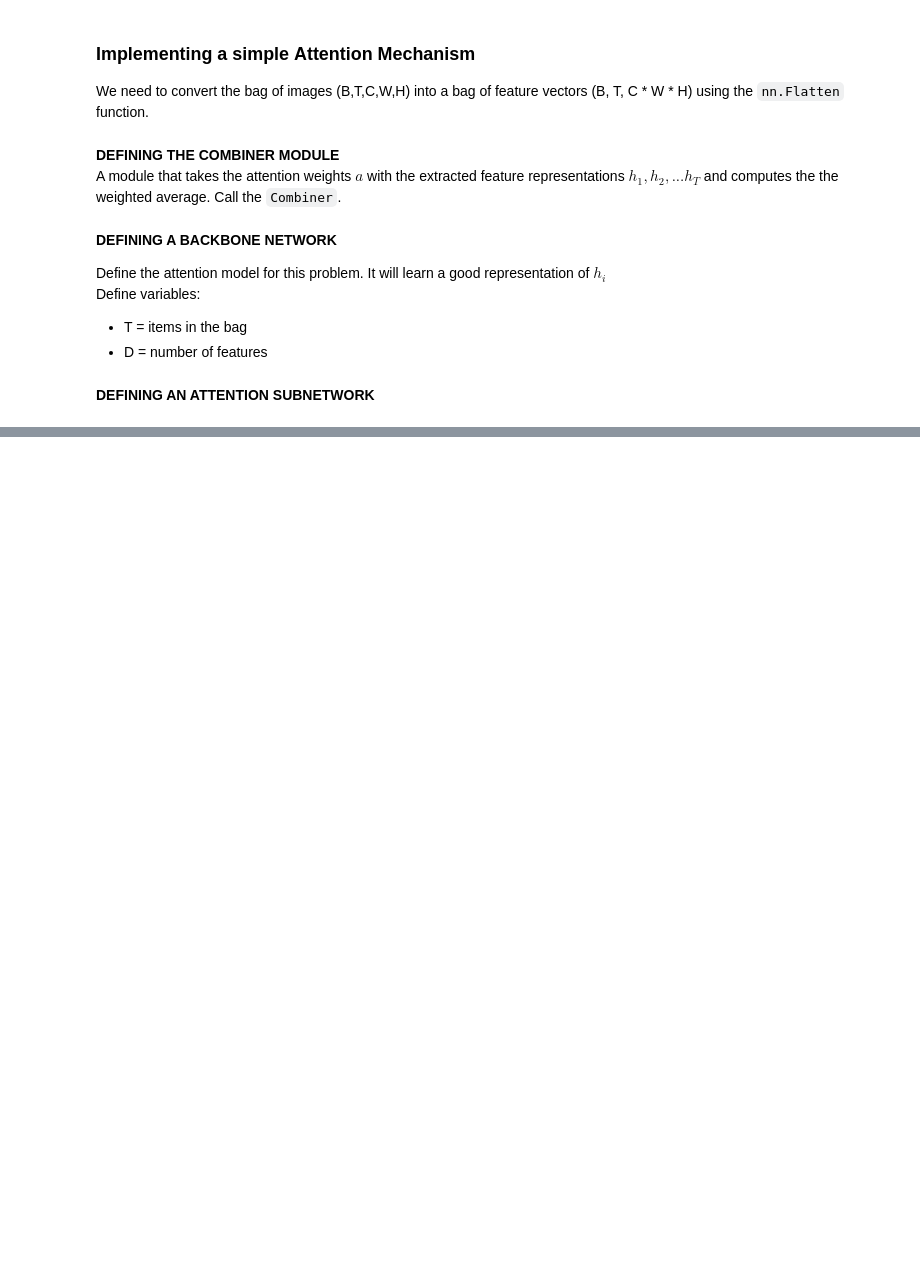
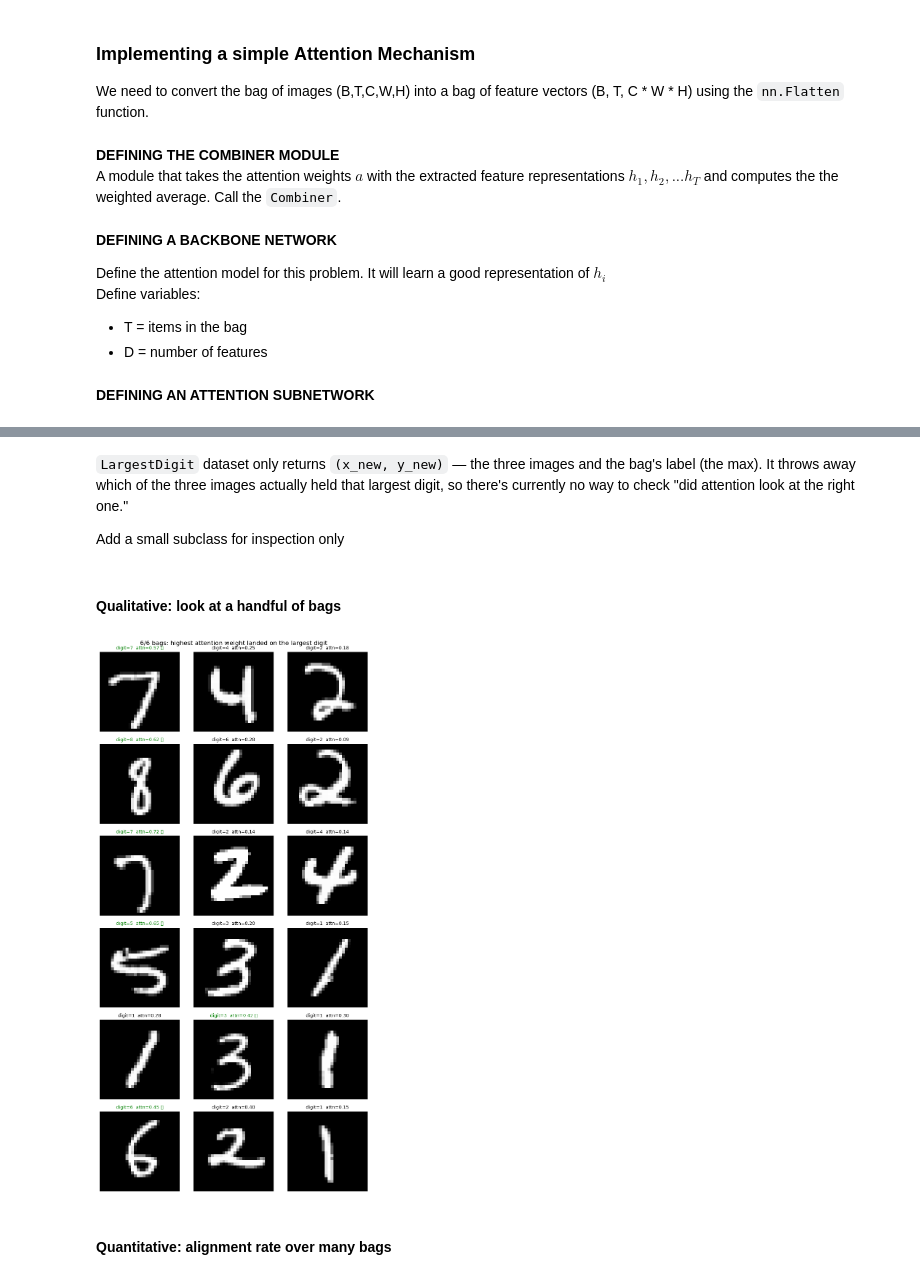
Before and after one commit to Efrazar/Bio-AI-foundations, a Jupyter notebook: Inside_Deep_Learning/10_Attention_Mechanisms.ipynb, the cells around one changed output, grey strips where cells are left out. Cells and saved outputs as stored; diff of their text form; code cells hidden in the pictures; blank space fills up the shorter version.

Commit message:
Ending the attention with context

```diff
--- a/Inside_Deep_Learning/10_Attention_Mechanisms.ipynb
+++ b/Inside_Deep_Learning/10_Attention_Mechanisms.ipynb
@@ -337,0 +340,56 @@ True Label is =  4
+# %% [markdown]
+`LargestDigit` dataset only returns `(x_new, y_new)` — the three images and the bag's label (the max). It throws away which of the three images actually held that largest digit, so there's currently no way to check "did attention look at the right one."
+
+Add a small subclass for inspection only
+# %%
+class LargestDigitDebug(LargestDigit):
+    """Same sampling as LargestDigit, but also returns the individual item
+    labels so we can check whether attention focused on the right image."""
+    def __getitem__(self, idx):
+        selected = np.random.randint(0, len(self.dataset), size=self.toSample)
+        x_new = torch.stack([self.dataset[i][0] for i in selected])
+        item_labels = torch.tensor([self.dataset[i][1] for i in selected])
+        y_new = item_labels.max().item()
+        return x_new, y_new, item_labels
+
+debug_test = LargestDigitDebug(mnist_data_test, toSample=3)
+# %% [markdown]
+#### Qualitative: look at a handful of bags
+# %%
+def visualize_attention(backbone, attention, debug_dataset, device, n_examples=6, seed=0):
+    rng = np.random.RandomState(seed)
+    indices = rng.choice(len(debug_dataset), n_examples, replace=False)
+    backbone.eval(); attention.eval()
+
+    fig, axarr = plt.subplots(n_examples, 3, figsize=(8, 2.6 * n_examples))
+    n_correct = 0
+
+    with torch.no_grad():
+        for row, idx in enumerate(indices):
+            x, y, item_labels = debug_dataset[idx]          # x: (T, C, H, W)
+            xb = x.unsqueeze(0).to(device)                   # (1, T, C, H, W)
+
+            features = backbone(xb)                          # (1, T, D')
+            weights = attention(features).squeeze().cpu().numpy()   # (T,)
+
+            true_idx = item_labels.argmax().item()
+            attn_idx = weights.argmax()
+            n_correct += int(attn_idx == true_idx)
+
+            for col in range(3):
+                ax = axarr[row, col]
+                ax.imshow(x[col, 0].numpy(), cmap='gray')
+                ax.axis('off')
+                marker = " ✅" if col == true_idx else ""
+                ax.set_title(f"digit={item_labels[col].item()}  attn={weights[col]:.2f}{marker}",
+                              fontsize=9, color='green' if col == attn_idx else 'black')
+
+    plt.suptitle(f"{n_correct}/{n_examples} bags: highest attention weight landed on the largest digit")
+    plt.tight_layout()
+    plt.show()
+
+visualize_attention(backboneNetwork, attentionMechanism, debug_test, device, n_examples=6)
+# %% [output]
+[figure, added]
+# %% [markdown]
+#### Quantitative: alignment rate over many bags
```
Also changed, not shown: parts of 31 cells of this notebook, 1 other file.
